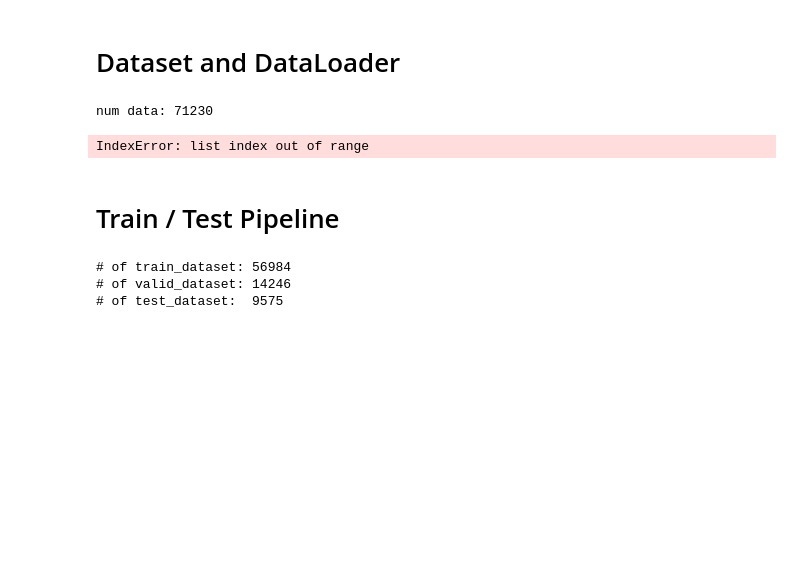
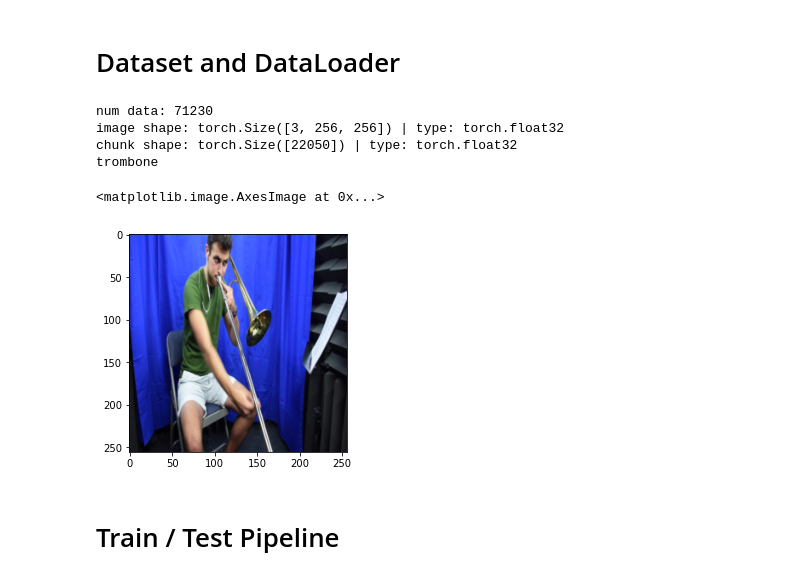
Before and after one commit to jhkang0408/GCT634-Final-Project, a Jupyter notebook: Main.ipynb, the cells around one changed output. Cells and saved outputs as stored; diff of their text form; code cells hidden in the pictures; blank space fills up the shorter version.

```diff
--- a/Main.ipynb
+++ b/Main.ipynb
@@ -6,6 +6,8 @@ import time
 import os
 import numpy as np
 #os.environ['KMP_DUPLICATE_LIB_OK']='True'
+os.environ['CUDA_LAUNCH_BLOCKING'] = "1"
+os.environ["CUDA_VISIBLE_DEVICES"] = "0"
 
 import matplotlib
 #%matplotlib inline
@@ -28,7 +30,7 @@ The file depth must be same
 put the path where Sub-URMP folder in Dataset_path variable.
 '''
 # Dataset_Path = 'C:/Users/VML/ML_final/' # + Sub-URMP/chunk/train # Gihoon
-Dataset_Path = r'C:\Users\VML\ML_final/' # Jiho
+Dataset_Path = 'C:/Users/User/GCT634 Final/' # Jiho
 # %% [markdown]
 # Data Check
 # %%
@@ -273,27 +275,27 @@ class SubURMP(Dataset):
 # %%
 train = True
 imgtransform = torchvision.transforms.Compose([
     torchvision.transforms.Resize((256,256)),
     torchvision.transforms.ToTensor()
     ])
 
 dset = SubURMP(Dataset_Path, train, imgtransform)
 print('num data:', len(dset))
-image_temp, lms_temp, label_temp = dset[1735]
+image_temp, lms_temp, label_temp = dset[50000]
 print('image shape:', image_temp.shape, '| type:', image_temp.dtype)
 print('chunk shape:', lms_temp.shape, '| type:', lms_temp.dtype)
-print('label:', label_temp)
+instruments = ['bassoon', 'cello', 'clarinet', 'double_bass', 'flute', 'horn', 'oboe', 'sax', 'trombone', 'trumpet', 'tuba', 'viola', 'violin']
+print(instruments[label_temp])
 
-'''
 plt.figure()
 plt.imshow(image_temp.permute(1, 2, 0))
-
-plt.figure()
-plt.imshow(lms_temp)
-'''
 # %% [output]
 num data: 71230
+image shape: torch.Size([3, 256, 256]) | type: torch.float32
+chunk shape: torch.Size([22050]) | type: torch.float32
+trombone
-IndexError: list index out of range
+<matplotlib.image.AxesImage at 0x...>
+[figure, added]
 # %%
 def get_dataloader(dataroot, batch_size):
     imgtransform = torchvision.transforms.Compose([
@@ -375,8 +320,0 @@ BATCH_SIZE = 16
-# %%
-from model import Audio2ImageVAE
-model = Audio2ImageVAE()
-train_dataloader, valid_dataloader, test_dataloader = get_dataloader(Dataset_Path, BATCH_SIZE)
-# %% [output]
-# of train_dataset: 56984
-# of valid_dataset: 14246
-# of test_dataset:  9575
```
Also changed, not shown: parts of 12 cells of this notebook, 3 other files.
